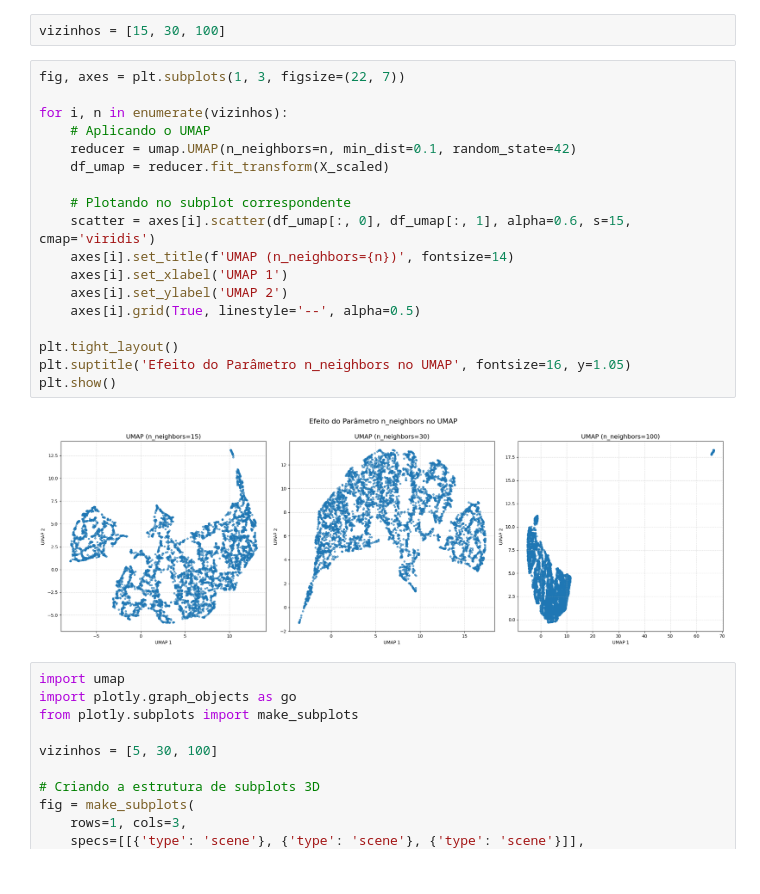
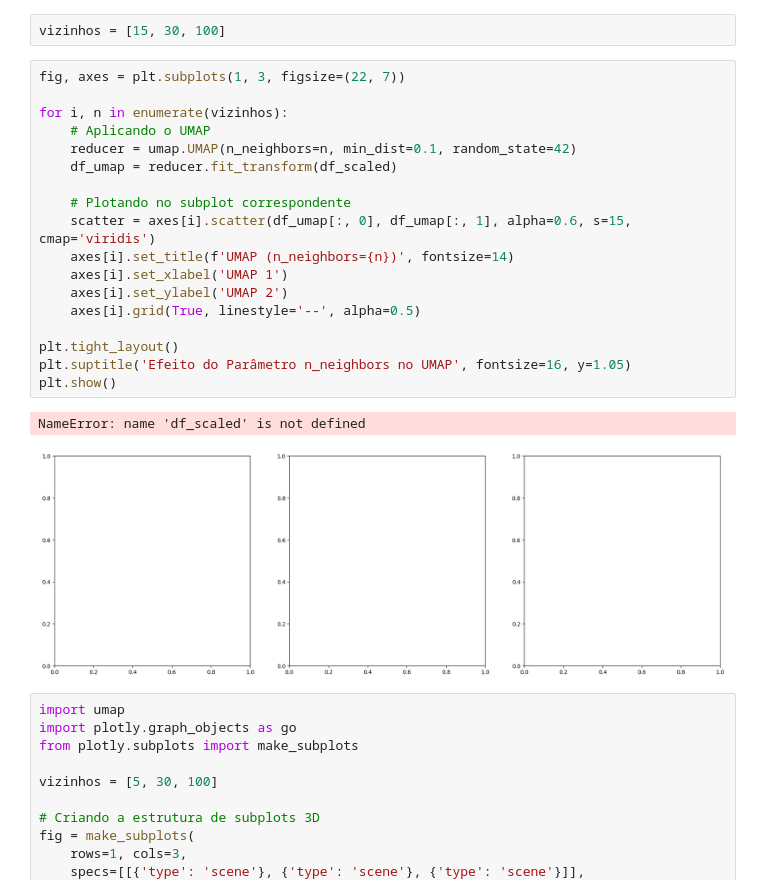
Before and after one commit to DouglaxN/project-unsupervised, a Jupyter notebook: Douglas/main.ipynb, the cells around one changed output. Cells and saved outputs as stored; diff of their text form.

```diff
--- a/Douglas/main.ipynb
+++ b/Douglas/main.ipynb
@@ -283,23 +283,24 @@ vizinhos = [15, 30, 100]
 # %%
 fig, axes = plt.subplots(1, 3, figsize=(22, 7))
 
 for i, n in enumerate(vizinhos):
     # Aplicando o UMAP
     reducer = umap.UMAP(n_neighbors=n, min_dist=0.1, random_state=42)
-    df_umap = reducer.fit_transform(X_scaled)
+    df_umap = reducer.fit_transform(df_scaled)
 
     # Plotando no subplot correspondente
     scatter = axes[i].scatter(df_umap[:, 0], df_umap[:, 1], alpha=0.6, s=15, cmap='viridis')
     axes[i].set_title(f'UMAP (n_neighbors={n})', fontsize=14)
     axes[i].set_xlabel('UMAP 1')
     axes[i].set_ylabel('UMAP 2')
     axes[i].grid(True, linestyle='--', alpha=0.5)
 
 plt.tight_layout()
 plt.suptitle('Efeito do Parâmetro n_neighbors no UMAP', fontsize=16, y=1.05)
 plt.show()
 # %% [output]
+NameError: name 'df_scaled' is not defined
-[figure, old version]
+[figure, new version]
 # %%
 import umap
 import plotly.graph_objects as go
```
Also changed, not shown: 2 other files.
